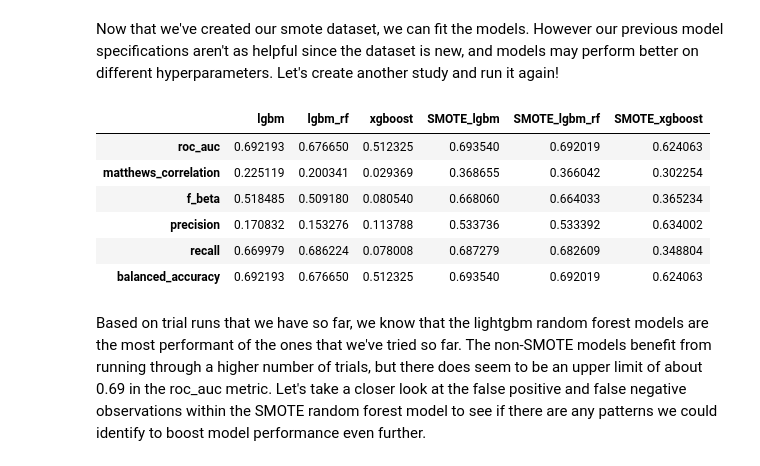
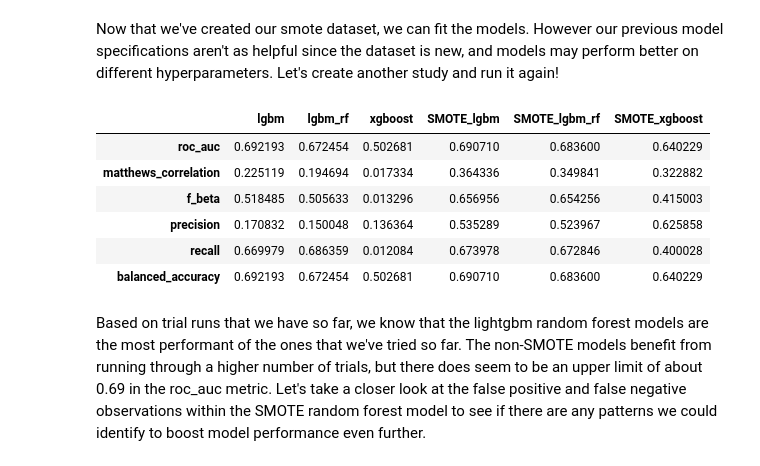
Before and after one commit to lrobin42/Home_Credit_Default_Prediction, a Jupyter notebook: default_prediction.ipynb, the cells around one changed output. Cells and saved outputs as stored; diff of their text form; code cells hidden in the pictures.

```diff
--- a/default_prediction.ipynb
+++ b/default_prediction.ipynb
@@ -37,7 +37,7 @@ pio.templates.default = "plotly_dark"
 
 
 #set trials globally to optimize run time
-num_trials = 30
+num_trials = 15
 # %% [markdown]
 ### Loan_functions.py
 # %%
@@ -345,49 +347,53 @@ smote_x, smote_y = pipeline.fit_resample(x, y)
 pca = PCA(n_components=smote_x.shape[1])
 smote_x: NDArray = pca.fit_transform(smote_x)
 
-x_train, x_test, y_train, y_test = train_test_split(
+smote_x_train, smote_x_test, smote_y_train, smote_y_test = train_test_split(
     smote_x, smote_y, stratify=smote_y, random_state=15
 )
+
+smote_x_train = pd.DataFrame(smote_x_train,columns=x.columns)
+
+smote_x_test=pd.DataFrame(smote_x_test,columns=x.columns)
 # %% [markdown]
 Now that we've created our smote dataset, we can fit the models. However our previous model specifications aren't as helpful since the dataset is new, and models may perform better on different hyperparameters. Let's create another study and run it again!
 # %%
 for idx, classifier in enumerate(["lgbm", "lgbm_rf", "xgboost"]):
 
     designator = "SMOTE_" + classifier
 
     study: Study = create_study(
         direction="maximize",
         study_name=(classifier + "\n"),
         pruner=SuccessiveHalvingPruner(reduction_factor=2),
         sampler=RandomSampler(seed=42),
     )
     study.optimize(
-        lambda trial: objective(classifier, trial, x, y), n_trials=num_trials
+        lambda trial: objective(classifier, trial, smote_x_train, smote_y_train), n_trials=num_trials
     )
 
     model_specifications[designator] = study.best_params
 
     if idx <= 1:
         smote_model = LGBMClassifier(**study.best_params, device="gpu")
     else:
         smote_model = XGBClassifier(
             **study.best_params,
             tree_method="gpu_hist",
             predictor="gpu_predictor",
             device="gpu"
         )
-    smote_model.fit(x_train, y_train)
-    predictions: NDArray = smote_model.predict(x_test)
+    smote_model.fit(smote_x_train, smote_y_train)
+    predictions: NDArray = smote_model.predict(smote_x_test)
 
-    model_performance[designator] = calculate_model_statistics(y_test, predictions)
+    model_performance[designator] = calculate_model_statistics(smote_y_test, predictions)
 model_performance
 # %% [output]
 |  | lgbm | lgbm_rf | xgboost | SMOTE_lgbm | SMOTE_lgbm_rf | SMOTE_xgboost |
-| roc_auc | 0.692193 | 0.676650 | 0.512325 | 0.693540 | 0.692019 | 0.624063 |
-| matthews_correlation | 0.225119 | 0.200341 | 0.029369 | 0.368655 | 0.366042 | 0.302254 |
-| f_beta | 0.518485 | 0.509180 | 0.080540 | 0.668060 | 0.664033 | 0.365234 |
-| precision | 0.170832 | 0.153276 | 0.113788 | 0.533736 | 0.533392 | 0.634002 |
-| recall | 0.669979 | 0.686224 | 0.078008 | 0.687279 | 0.682609 | 0.348804 |
-| balanced_accuracy | 0.692193 | 0.676650 | 0.512325 | 0.693540 | 0.692019 | 0.624063 |
+| roc_auc | 0.692193 | 0.672454 | 0.502681 | 0.690710 | 0.683600 | 0.640229 |
+| matthews_correlation | 0.225119 | 0.194694 | 0.017334 | 0.364336 | 0.349841 | 0.322882 |
+| f_beta | 0.518485 | 0.505633 | 0.013296 | 0.656956 | 0.654256 | 0.415003 |
+| precision | 0.170832 | 0.150048 | 0.136364 | 0.535289 | 0.523967 | 0.625858 |
+| recall | 0.669979 | 0.686359 | 0.012084 | 0.673978 | 0.672846 | 0.400028 |
+| balanced_accuracy | 0.692193 | 0.672454 | 0.502681 | 0.690710 | 0.683600 | 0.640229 |
 # %% [markdown]
 Based on trial runs that we have so far, we know that the lightgbm random forest models are the most performant of the ones that we've tried so far. The non-SMOTE models benefit from running through a higher number of trials, but there does seem to be an upper limit of about 0.69 in the roc_auc metric. Let's take a closer look at the false positive and false negative observations within the SMOTE random forest model to see if there are any patterns we could identify to boost model performance even further.
```
Also changed, not shown: parts of 11 cells of this notebook, 1 other file.
